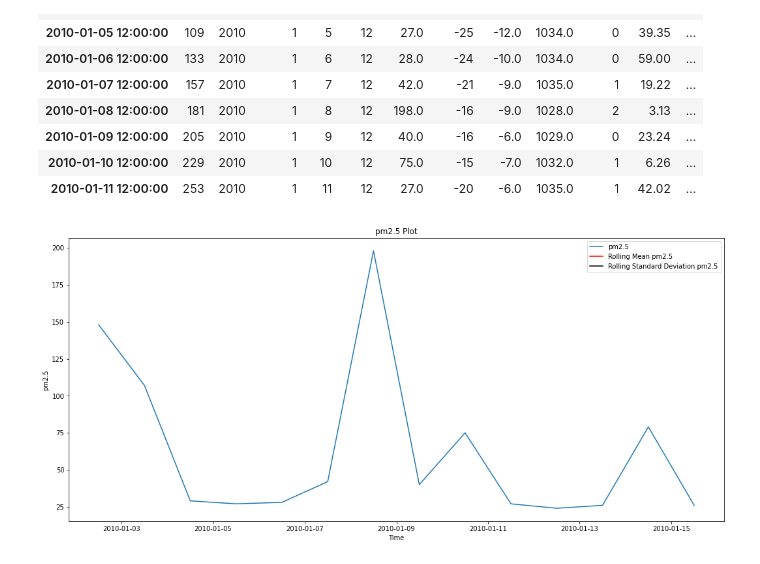
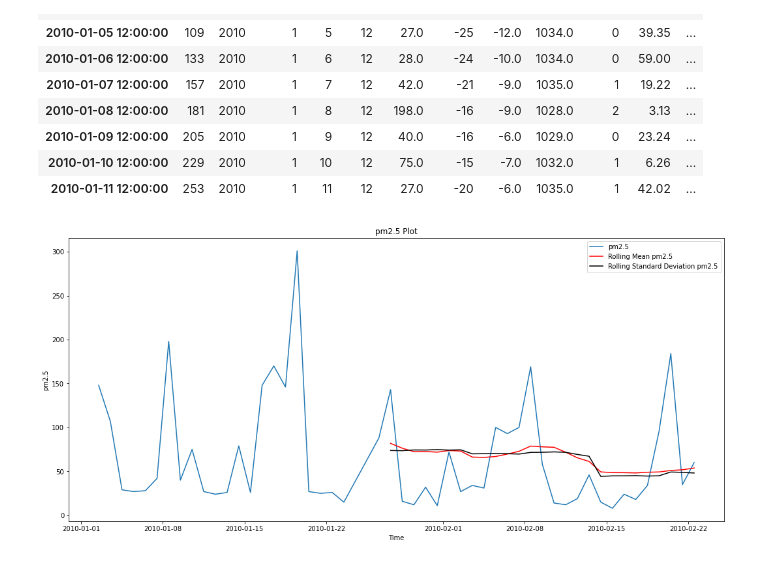
Before and after one commit to tuanio/pollution_prediction, a Jupyter notebook: Exploration Data.ipynb, the cells around one changed output. Drawn from its saved outputs; the diff is of its cells as text; code cells hidden in the pictures.

```diff
--- a/Exploration Data.ipynb
+++ b/Exploration Data.ipynb
@@ -78,6 +80,6 @@ dataset_12.head(10)
 | 2010-01-10 12:00:00 | 229 | 2010 | 1 | 10 | 12 | 75.0 | -15 | -7.0 | 1032.0 | 1 | 6.26 | ... |
 | 2010-01-11 12:00:00 | 253 | 2010 | 1 | 11 | 12 | 27.0 | -20 | -6.0 | 1035.0 | 1 | 42.02 | ... |
 # %%
-make_plot(dataset_12, 'pm2.5', 14)
+make_plot(dataset_12, 'pm2.5', 50)
 # %% [output]
-[figure, old version]
+[figure, new version]
```
Also changed, not shown: parts of 4 cells of this notebook, 1 other file.
